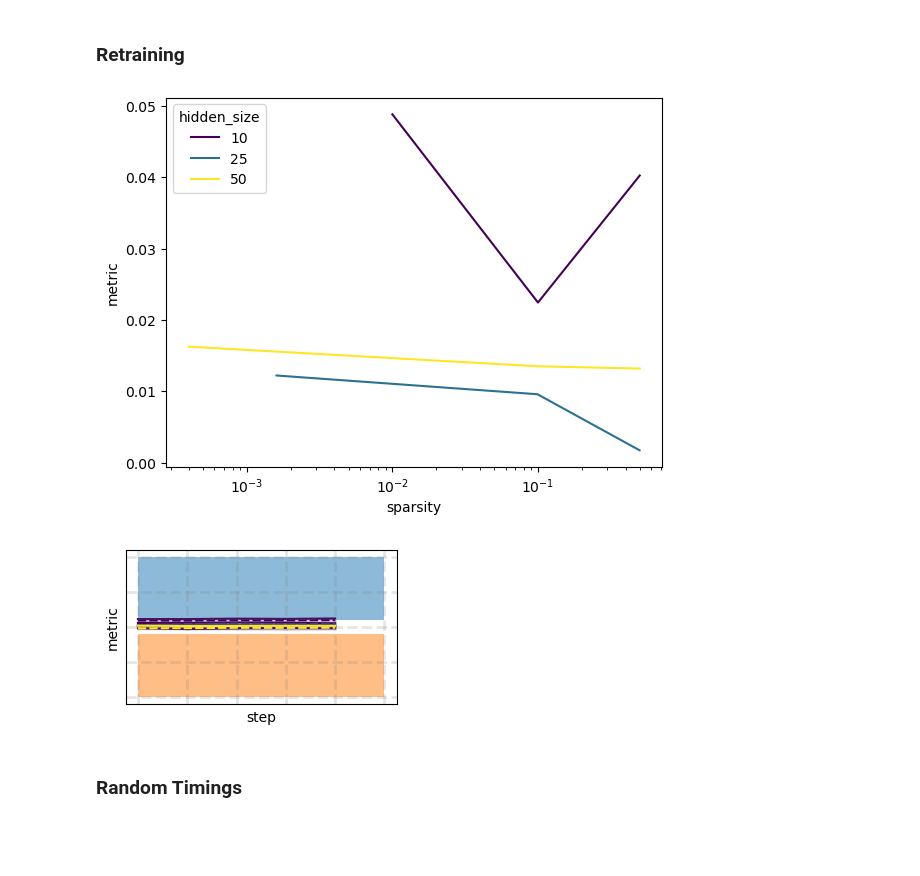
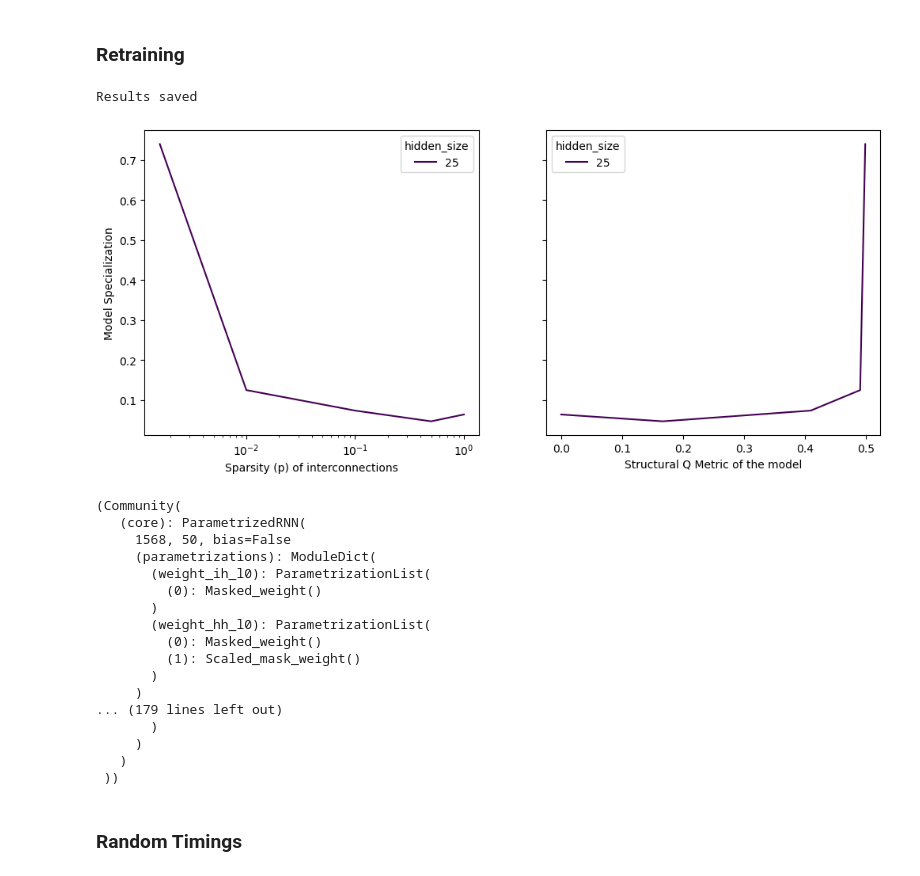
Before and after one commit to GabrielBena/specialization-dynamics, a Jupyter notebook: examples/simple_code.ipynb, the cells around one changed output. Saved outputs shown, nothing was run; the diff lists cells and outputs as text; code cells hidden in the pictures; blank space fills up the shorter version.

```diff
--- a/examples/simple_code.ipynb
+++ b/examples/simple_code.ipynb
@@ -530,12 +167,0 @@ retrain_global_data = pd.DataFrame(retrain_global_data)
-# %%
-sns.lineplot(
-    data=filter_data(retrain_global_data, {"step": nb_steps - 1})[0],
-    x="sparsity",
-    y="metric",
-    palette="viridis",
-    hue="hidden_size",
-)
-plt.xscale("log")
-# plt.yscale("log")
-# %% [output]
-[figure, removed]
@@ -556,36 +168,31 @@ retrain_ag_data = pd.DataFrame.from_dict(retrain_ag_data)
-# %%
-fig, ax = plt.subplots(figsize=(3.5, 2))
-
-l = sns.lineplot(
-    data=retrain_ag_data,
-    x="step",
-    y="metric",
-    hue="n_conns",
-    style="ag",
-    palette="viridis",
-    ax=ax,
-)
-
-c1 = ax.fill_betweenx([0.1, 1], 0, nb_steps, alpha=0.5, label="M0")
-c2 = ax.fill_betweenx([-0.1, -1], 0, nb_steps, alpha=0.5, label="M1")
-ax.legend().remove()
-
-ax.grid(True, alpha=0.2, linestyle="dashed", linewidth=2, color="grey")
-ax.set_yticklabels([])
-ax.set_xticklabels([])
-
-for tick in ax.xaxis.get_major_ticks():
-    tick.tick1line.set_visible(False)
-    tick.tick2line.set_visible(False)
-    tick.label1.set_visible(False)
-    tick.label2.set_visible(False)
-for tick in ax.yaxis.get_major_ticks():
-    tick.tick1line.set_visible(False)
-    tick.tick2line.set_visible(False)
-    tick.label1.set_visible(False)
-    tick.label2.set_visible(False)
-# %% [output]
-[figure, removed]
+# %%
+experiment.compute_retraining_metric(loaders, save=True)
+# %% [output]
+Results saved
+# %%
+plot_retraining_results(experiment)
+# %% [output]
+[figure, added]
+# %%
+experiment.retrained_models
+# %% [output]
+(Community(
+   (core): ParametrizedRNN(
+     1568, 50, bias=False
+     (parametrizations): ModuleDict(
+       (weight_ih_l0): ParametrizationList(
+         (0): Masked_weight()
+       )
+       (weight_hh_l0): ParametrizationList(
+         (0): Masked_weight()
+         (1): Scaled_mask_weight()
+       )
+     )
+... (179 lines left out)
+       )
+     )
+   )
+ ))
 # %% [markdown]
 ### Random Timings
 # %%
```
Also changed, not shown: parts of 48 cells of this notebook, 9 other files.
